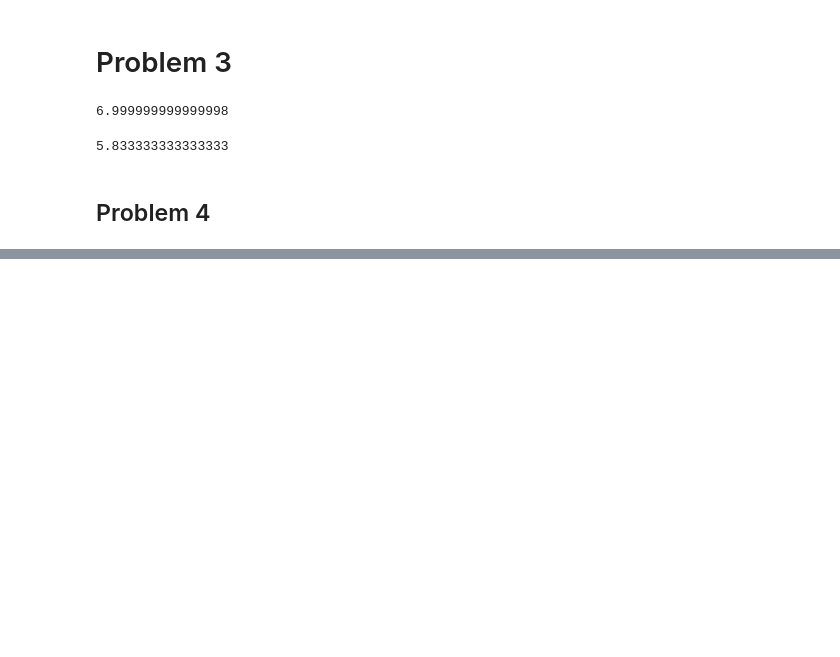
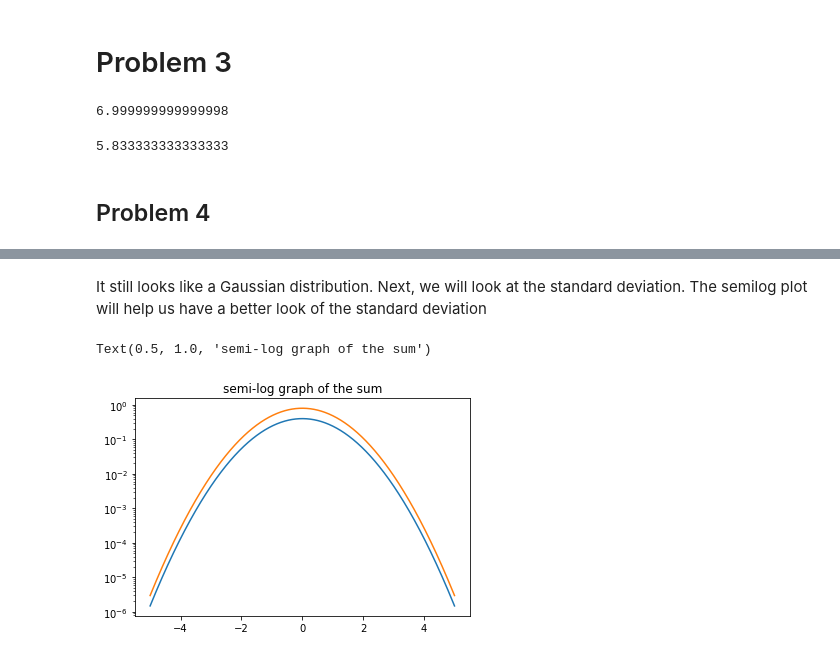
Before and after one commit to rishmar/phys434, a Jupyter notebook: Hw2.ipynb, the cells around one changed output, grey strips where cells are left out. Drawn from its saved outputs; the diff is of its cells as text; code cells hidden in the pictures; blank space fills up the shorter version.

```diff
--- a/Hw2.ipynb
+++ b/Hw2.ipynb
@@ -59,0 +102,12 @@ variance
+# %% [markdown]
+It still looks like a Gaussian distribution.
+Next, we will look at the standard deviation. The semilog plot will help us have a better look of the standard deviation
+# %%
+fig, ax_3 = plt.subplots(1,1)
+ax_3.plot(x, dist.pdf(x))
+ax_3.plot(x, dist.pdf(x) + dist.pdf(x))
+plt.yscale('log')
+ax_3.set_title("semilog graph of the sum")
+# %% [output]
+Text(0.5, 1.0, 'semi-log graph of the sum')
+[figure, added]
```
Also changed, not shown: parts of 10 cells of this notebook, 1 other file.
